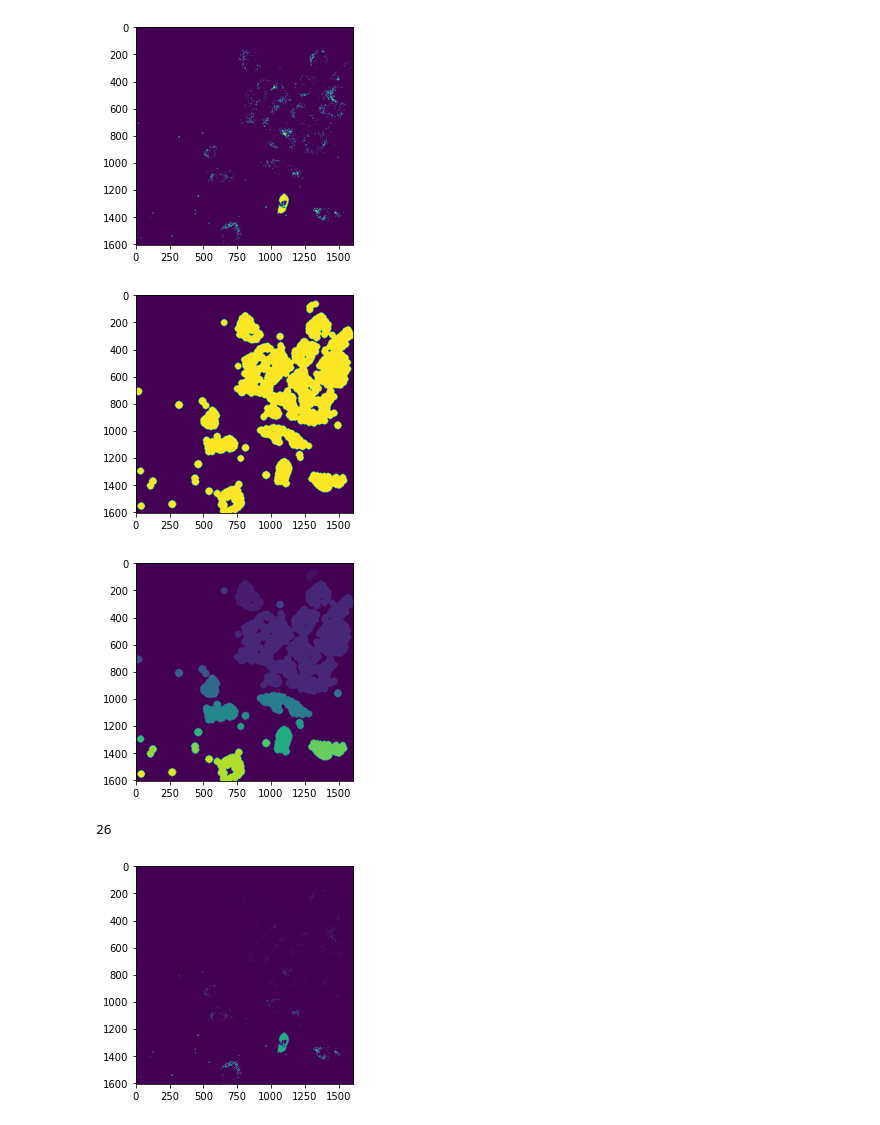
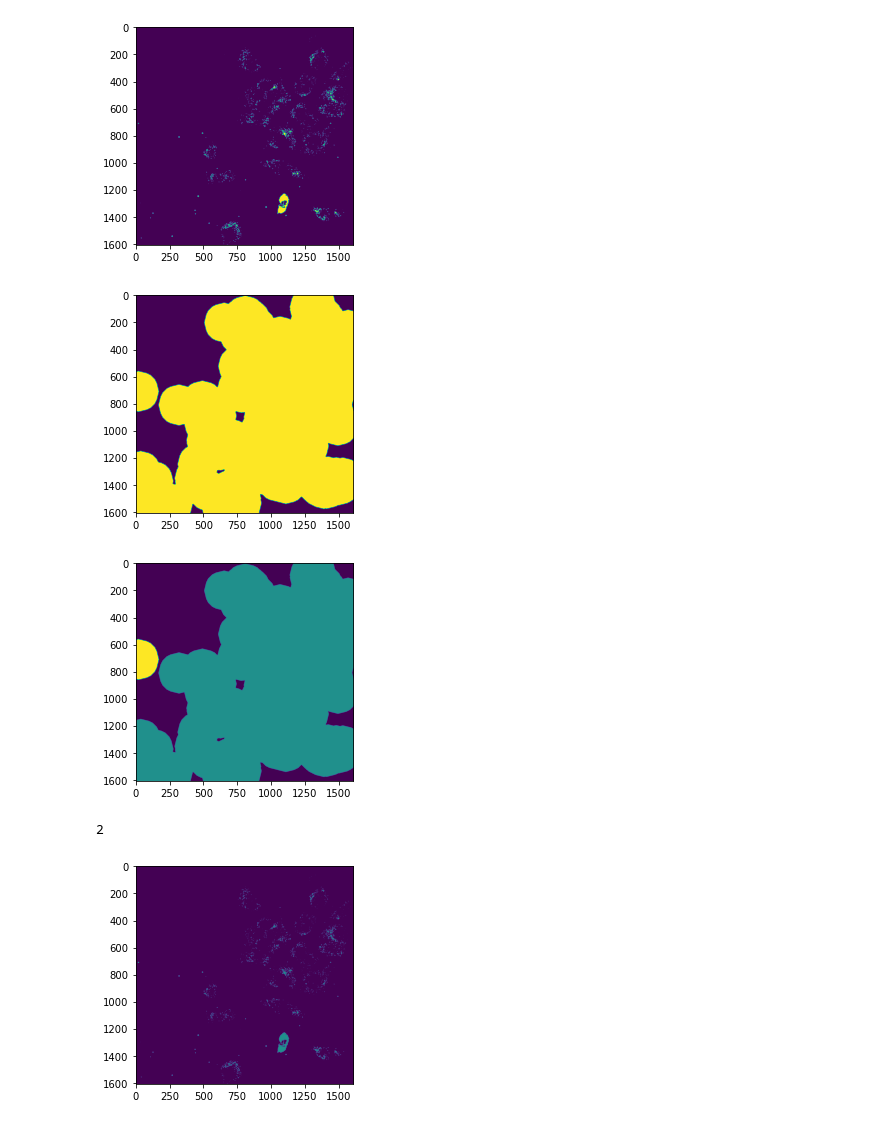
Before and after one commit to molonc/merFISH_report_pipeline, a Jupyter notebook: test_notebooks/clutering_metrics.ipynb, the cells around one changed output. Saved outputs shown, nothing was run; the diff lists cells and outputs as text; code cells hidden in the pictures.

```diff
--- a/test_notebooks/clutering_metrics.ipynb
+++ b/test_notebooks/clutering_metrics.ipynb
@@ -62,30 +63,30 @@ plt.show()
 # %% [output]
 [figure]
 # %%
-opening_rounds = 10
-opening_selem = skmorph.disk(radius =3)
+opening_rounds = 15
+opening_selem = skmorph.disk(radius =10)
 
 
 img_morphed = img_binarised.copy()
 
 
 for _ in range(opening_rounds):
     img_morphed = skmorph.binary_dilation(img_morphed,selem=opening_selem)
 
 erosion_selem = skmorph.disk(radius = 3)
 img_morphed = skmorph.binary_erosion(img_morphed,selem=erosion_selem)
 
 
 plt.imshow(img_morphed)
 plt.show()
 # %% [output]
-[figure, old version]
+[figure, new version]
 # %%
 img_labelled = skmeasure.label(img_morphed)
 plt.imshow(img_labelled)
 plt.show()
 # %% [output]
-[figure, old version]
+[figure, new version]
 # %%
 img_label_groups = np.multiply(img_labelled,img_binarised)
 num_groups = img_label_groups.max()
@@ -94,6 +95,6 @@ print(num_groups)
 plt.imshow(img_label_groups)
 plt.show()
 # %% [output]
-26
+2
-[figure, old version]
+[figure, new version]
 # %%
```
Also changed, not shown: parts of 15 cells of this notebook, 1 other file.
